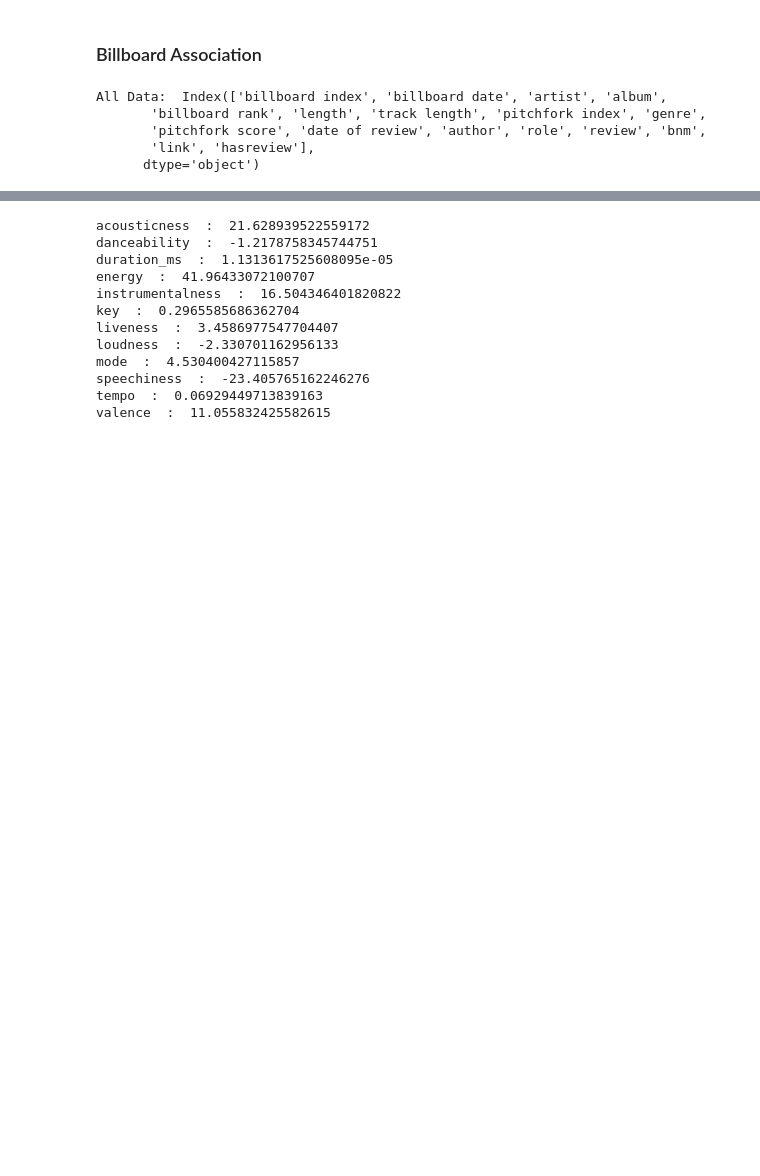
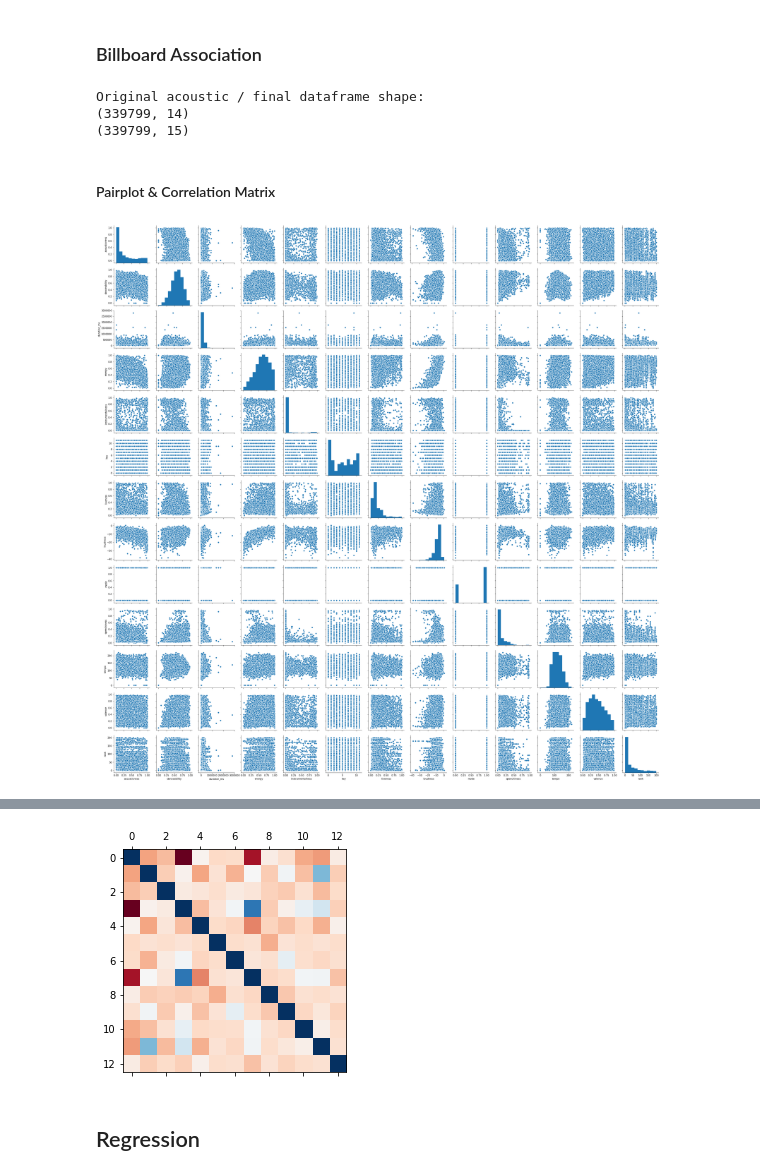
Before and after one commit to aschoettler/int15-spotify, a Jupyter notebook: Acoustics.ipynb, the cells around one changed output, grey strips where cells are left out. Cells and saved outputs as stored; diff of their text form; code cells hidden in the pictures; blank space fills up the shorter version.

```diff
--- a/Acoustics.ipynb
+++ b/Acoustics.ipynb
@@ -40,13 +20,4 @@ def center_data(df):
 # %% [markdown]
 ### Billboard Association
-# %%
-print("All Data: ", all_data.columns)
-# all_data.head()
-# %% [output]
-All Data:  Index(['billboard index', 'billboard date', 'artist', 'album',
-       'billboard rank', 'length', 'track length', 'pitchfork index', 'genre',
-       'pitchfork score', 'date of review', 'author', 'role', 'review', 'bnm',
-       'link', 'hasreview'],
-      dtype='object')
 # %%
 ## Group acoustics by artist + album --> reset index to MultiIndex on ['artist', 'album']
@@ -64,3 +31,21 @@ df.columns = df.columns.get_level_values(0)
 # %%
 ## Merge the datasets
-acousticbb_data = acoustic_data.merge(df, how = 'inner', left_on = ['artist', 'album'], right_on = ['artist', 'album']);
+acousticbb_data = acoustic_data.merge(billboard_data, how = 'inner', left_on = ['artist', 'album'], right_on = ['artist', 'album']);
+
+print("Original acoustic / final dataframe shape:")
+print(acoustic_data.shape)
+print(acousticbb_data.dropna().shape)
+# %% [output]
+Original acoustic / final dataframe shape:
+(339799, 14)
+(339799, 15)
+# %% [markdown]
+#### Pairplot & Correlation Matrix
+# %%
+sns.pairplot(acousticbb_data[:10000])
+plt.show()
+
+plt.matshow(acousticbb_data.corr(), cmap = "RdBu")
+acousticbb_data.corr()
+# %% [output]
+[figure, added]
@@ -67,28 +66,14 @@ acousticbb_data = acoustic_data.merge(df, how = 'inner', left_on = ['artist', 'a
+[figure, added]
+# %% [markdown]
+## Regression
 # %%
 ## Run the Regression
+X = acousticbb_data[af_data_keys]
+Y = acousticbb_data['rank']
 
-X = acousticbb_data[af_data_keys]
-
-Y = acousticbb_data['rank']
+# (u, s, vt) = np.linalg.svd(X)
+# print("SVD: ", u.shape, s.shape, vt.shape)
 
 analytical_thetas = np.linalg.pinv(X) @ Y;
 
 loss_values = X @ analytical_thetas - Y
-
-total_loss = np.sqrt(np.sum(loss_values ** 2))
-
-for (theta, label) in zip(analytical_thetas, X.columns):
-    print(label, " : ", theta)
-# %% [output]
-acousticness  :  21.628939522559172
-danceability  :  -1.2178758345744751
-duration_ms  :  1.1313617525608095e-05
-energy  :  41.96433072100707
-instrumentalness  :  16.504346401820822
-key  :  0.2965585686362704
-liveness  :  3.4586977547704407
-loudness  :  -2.330701162956133
-mode  :  4.530400427115857
-speechiness  :  -23.405765162246276
-tempo  :  0.06929449713839163
-valence  :  11.055832425582615
```
Also changed, not shown: parts of 40 cells of this notebook.
